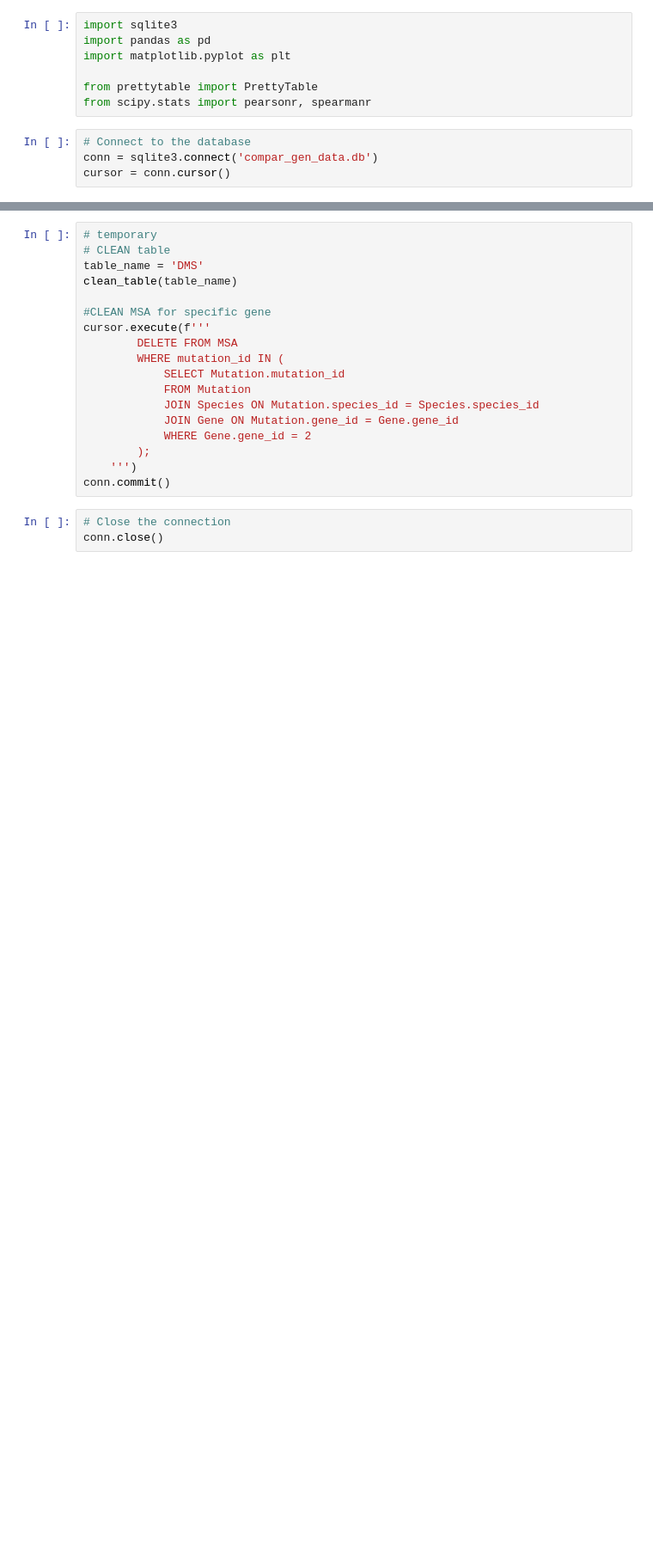
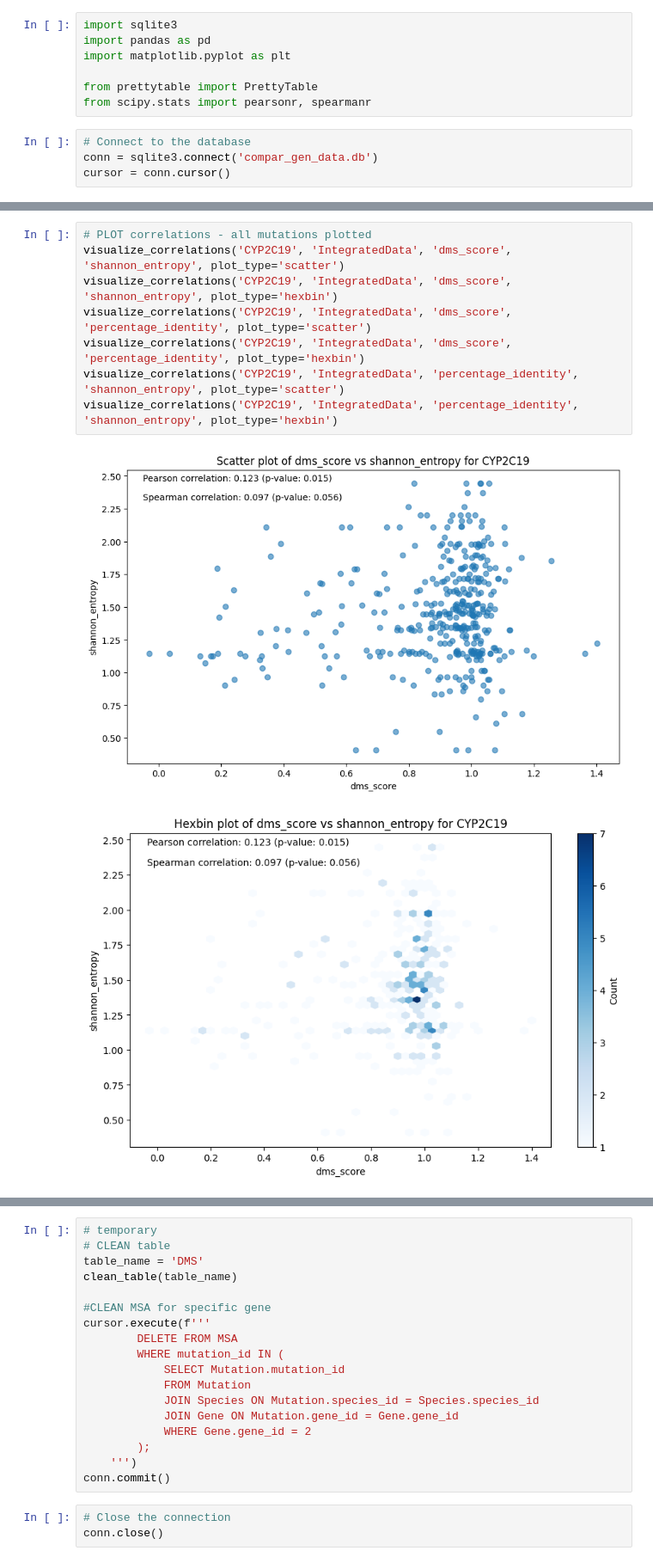
Before and after one commit to PlushZ/msa-dms-analyzer, a Jupyter notebook: msa_dms_retrieve.ipynb, the cells around one changed output, grey strips where cells are left out. Shown at 86% size. Saved outputs shown, nothing was run; the diff lists cells and outputs as text; blank space fills up the shorter version.

```diff
--- a/msa_dms_retrieve.ipynb
+++ b/msa_dms_retrieve.ipynb
@@ -241,0 +300,11 @@ plot_dms_and_entropy('CYP2C19')
+# %%
+# PLOT correlations - all mutations plotted
+visualize_correlations('CYP2C19', 'IntegratedData', 'dms_score', 'shannon_entropy', plot_type='scatter')
+visualize_correlations('CYP2C19', 'IntegratedData', 'dms_score', 'shannon_entropy', plot_type='hexbin')
+visualize_correlations('CYP2C19', 'IntegratedData', 'dms_score', 'percentage_identity', plot_type='scatter')
+visualize_correlations('CYP2C19', 'IntegratedData', 'dms_score', 'percentage_identity', plot_type='hexbin')
+visualize_correlations('CYP2C19', 'IntegratedData', 'percentage_identity', 'shannon_entropy', plot_type='scatter')
+visualize_correlations('CYP2C19', 'IntegratedData', 'percentage_identity', 'shannon_entropy', plot_type='hexbin')
+# %% [output]
+[figure, added]
+[figure, added]
```
Also changed, not shown: parts of 10 cells of this notebook, 2 other files.
